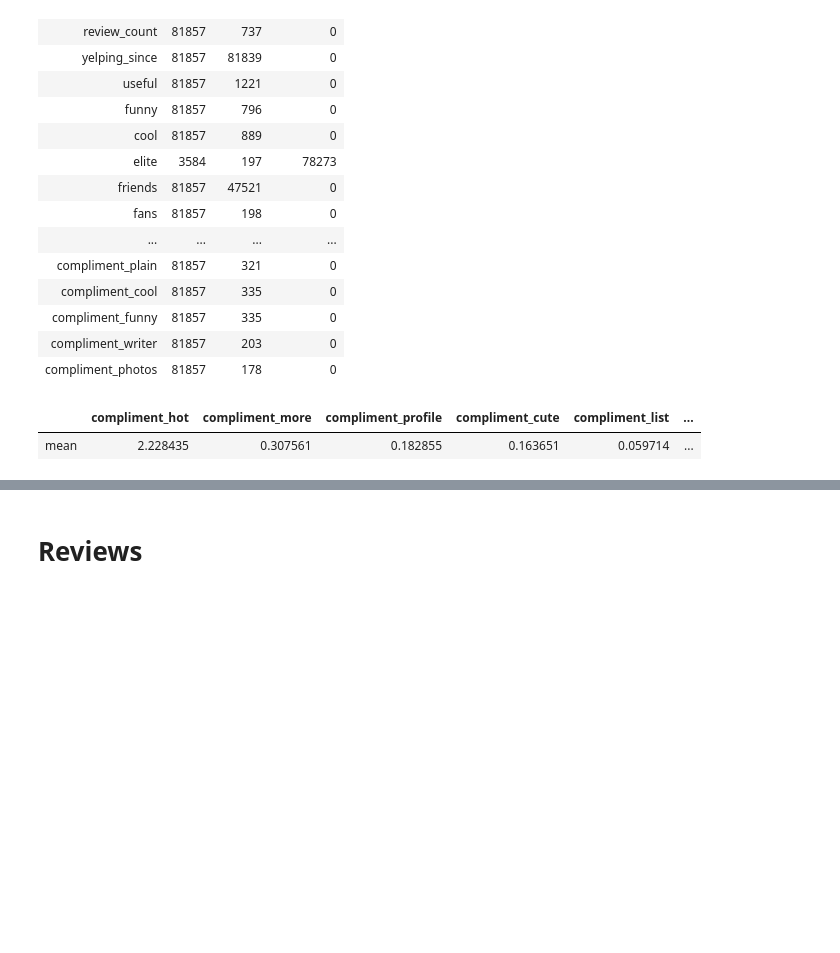
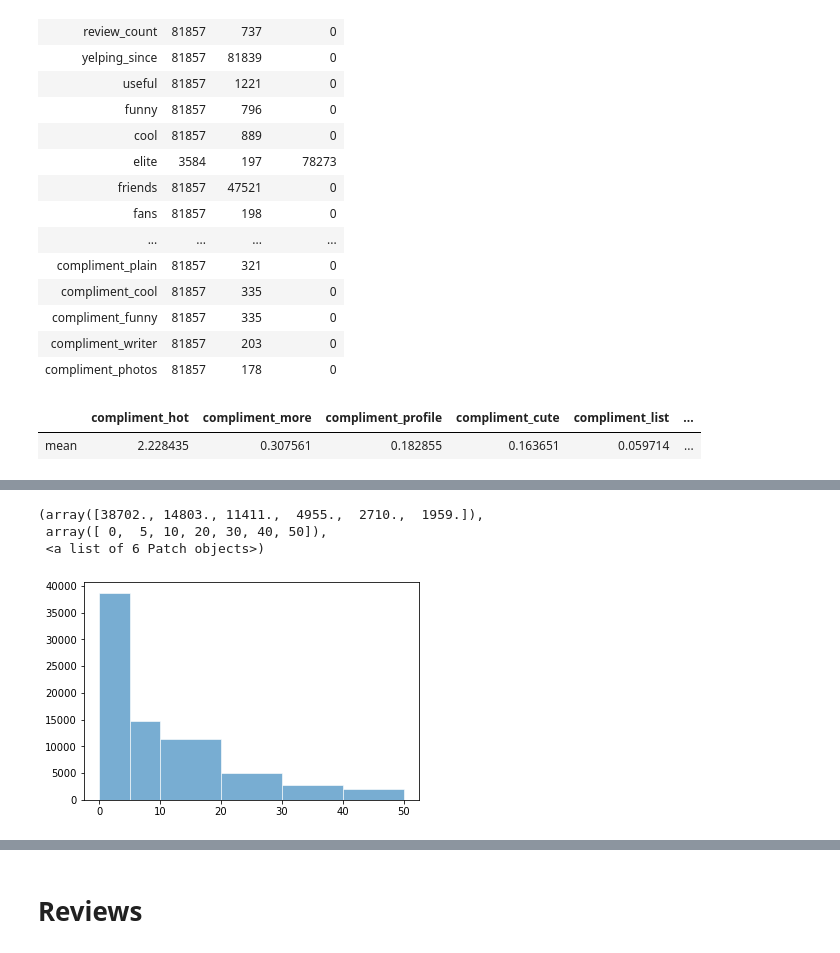
Before and after one commit to wonchankim97/Yelp-Recommender, a Jupyter notebook: eda_wonchan.ipynb, the cells around one changed output, grey strips where cells are left out. Saved outputs shown, nothing was run; the diff lists cells and outputs as text; code cells hidden in the pictures; blank space fills up the shorter version.

```diff
--- a/eda_wonchan.ipynb
+++ b/eda_wonchan.ipynb
@@ -150,0 +134,8 @@ us.filter(regex='compliment')
+# %%
+# aggregate the # of compliments into 'compliments' column
+# then drop all individual compliments columns
+us['compliments'] = us.filter(regex='compliment').sum(axis=1)
+us.drop(list(us.filter(regex='compliment_')),axis=1,inplace=True)
+
+# convert to datetime yelping_since
+us['yelping_since'] = pd.to_datetime(us['yelping_since'])
@@ -150,0 +172,8 @@ us.filter(regex='compliment')
+# %%
+# check the distribution of review counts
+plt.hist(us['review_count'],bins=[0, 5, 10, 20, 30, 40, 50],alpha=0.6,ec='white')
+# %% [output]
+(array([38702., 14803., 11411.,  4955.,  2710.,  1959.]),
+ array([ 0,  5, 10, 20, 30, 40, 50]),
+ <a list of 6 Patch objects>)
+[figure, added]
```
Also changed, not shown: parts of 7 cells of this notebook.
